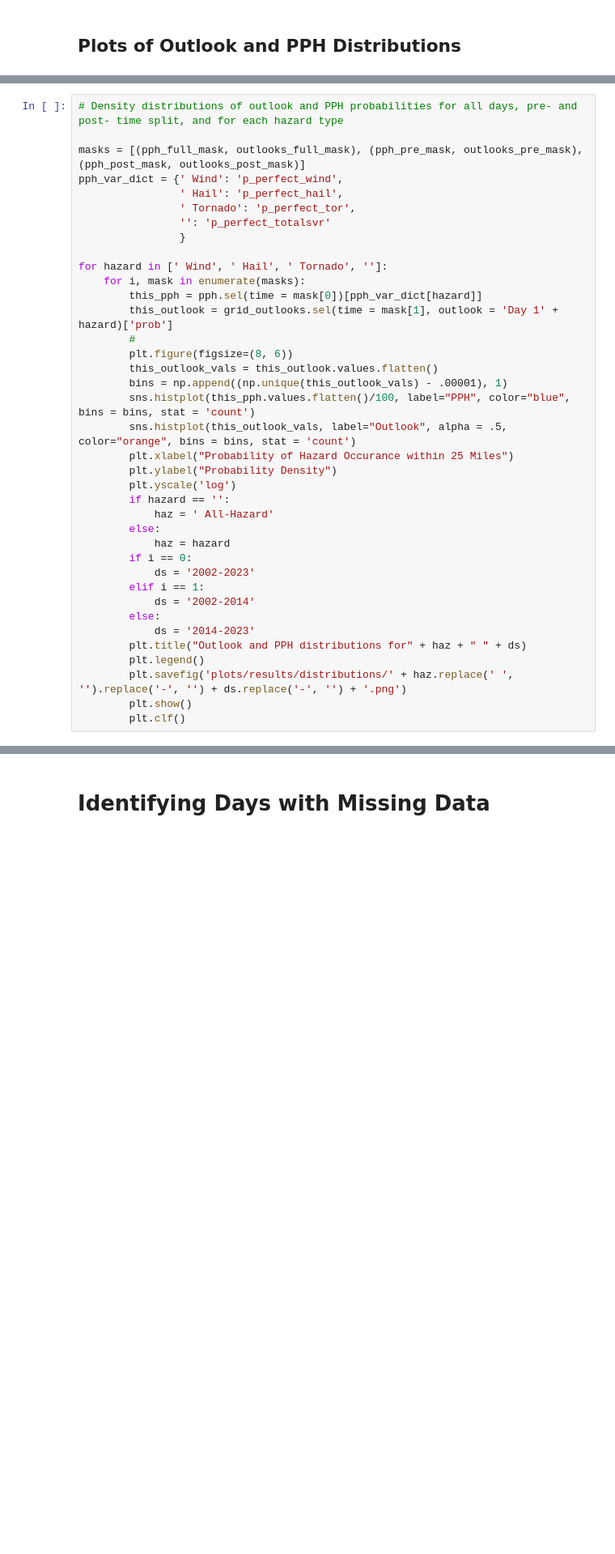
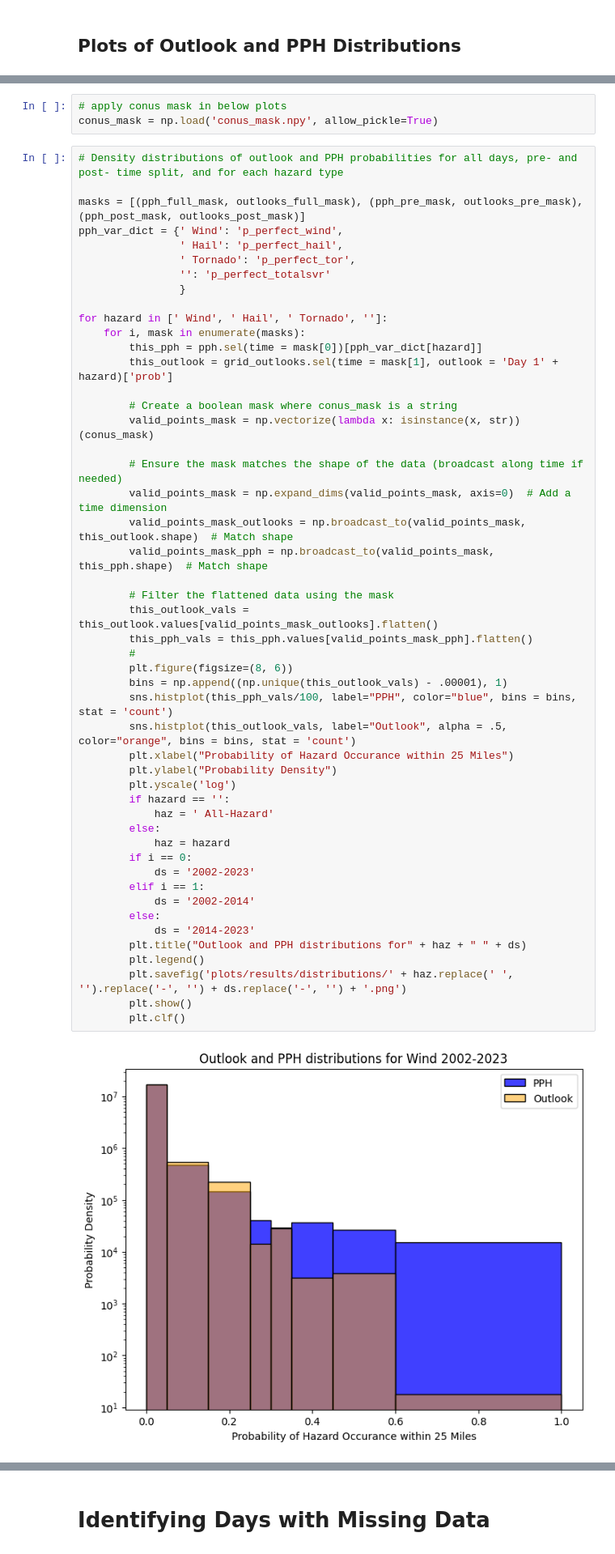
Before and after one commit to milesepstein13/severe-thunderstorm-analysis, a Jupyter notebook: explore_subsets.ipynb, the cells around one changed output, grey strips where cells are left out. Shown at 81% size. Drawn from its saved outputs; the diff is of its cells as text; blank space fills up the shorter version.

Commit message:
updated distributions to be only for CONUS

```diff
--- a/explore_subsets.ipynb
+++ b/explore_subsets.ipynb
@@ -663,6 +663,9 @@ mdt_pph_post_mask = pph_post_mask & pph['time'].isin(mdt_pph_dates)
 
 outlooks_post_mask = outlooks_full_mask & ~(grid_outlooks['time'] < new_cutoff)
 mdt_outlooks_post_mask = outlooks_post_mask & grid_outlooks['time'].isin(mdt_pph_dates)
+# %%
+# apply conus mask in below plots
+conus_mask = np.load('conus_mask.npy', allow_pickle=True)
 # %%
 # Density distributions of outlook and PPH probabilities for all days, pre- and post- time split, and for each hazard type
 
@@ -672,32 +675,45 @@ pph_var_dict = {' Wind': 'p_perfect_wind',
                 ' Tornado': 'p_perfect_tor',
                 '': 'p_perfect_totalsvr'
                 }
 
 for hazard in [' Wind', ' Hail', ' Tornado', '']:
     for i, mask in enumerate(masks):
         this_pph = pph.sel(time = mask[0])[pph_var_dict[hazard]]
         this_outlook = grid_outlooks.sel(time = mask[1], outlook = 'Day 1' + hazard)['prob']
+
+        # Create a boolean mask where conus_mask is a string
+        valid_points_mask = np.vectorize(lambda x: isinstance(x, str))(conus_mask)
+
+        # Ensure the mask matches the shape of the data (broadcast along time if needed)
+        valid_points_mask = np.expand_dims(valid_points_mask, axis=0)  # Add a time dimension
+        valid_points_mask_outlooks = np.broadcast_to(valid_points_mask, this_outlook.shape)  # Match shape
+        valid_points_mask_pph = np.broadcast_to(valid_points_mask, this_pph.shape)  # Match shape
+
+        # Filter the flattened data using the mask
+        this_outlook_vals = this_outlook.values[valid_points_mask_outlooks].flatten()
+        this_pph_vals = this_pph.values[valid_points_mask_pph].flatten()
         #
         plt.figure(figsize=(8, 6))
-        this_outlook_vals = this_outlook.values.flatten()
         bins = np.append((np.unique(this_outlook_vals) - .00001), 1)
-        sns.histplot(this_pph.values.flatten()/100, label="PPH", color="blue", bins = bins, stat = 'count')
+        sns.histplot(this_pph_vals/100, label="PPH", color="blue", bins = bins, stat = 'count')
         sns.histplot(this_outlook_vals, label="Outlook", alpha = .5, color="orange", bins = bins, stat = 'count')
         plt.xlabel("Probability of Hazard Occurance within 25 Miles")
         plt.ylabel("Probability Density")
         plt.yscale('log')
         if hazard == '':
             haz = ' All-Hazard'
         else:
             haz = hazard
         if i == 0:
             ds = '2002-2023'
         elif i == 1:
             ds = '2002-2014'
         else:
             ds = '2014-2023'
         plt.title("Outlook and PPH distributions for" + haz + " " + ds)
         plt.legend()
         plt.savefig('plots/results/distributions/' + haz.replace(' ', '').replace('-', '') + ds.replace('-', '') + '.png')
         plt.show()
         plt.clf()
+# %% [output]
+[figure, added]
```
Also changed, not shown: parts of 4 cells of this notebook, 53 other files.
